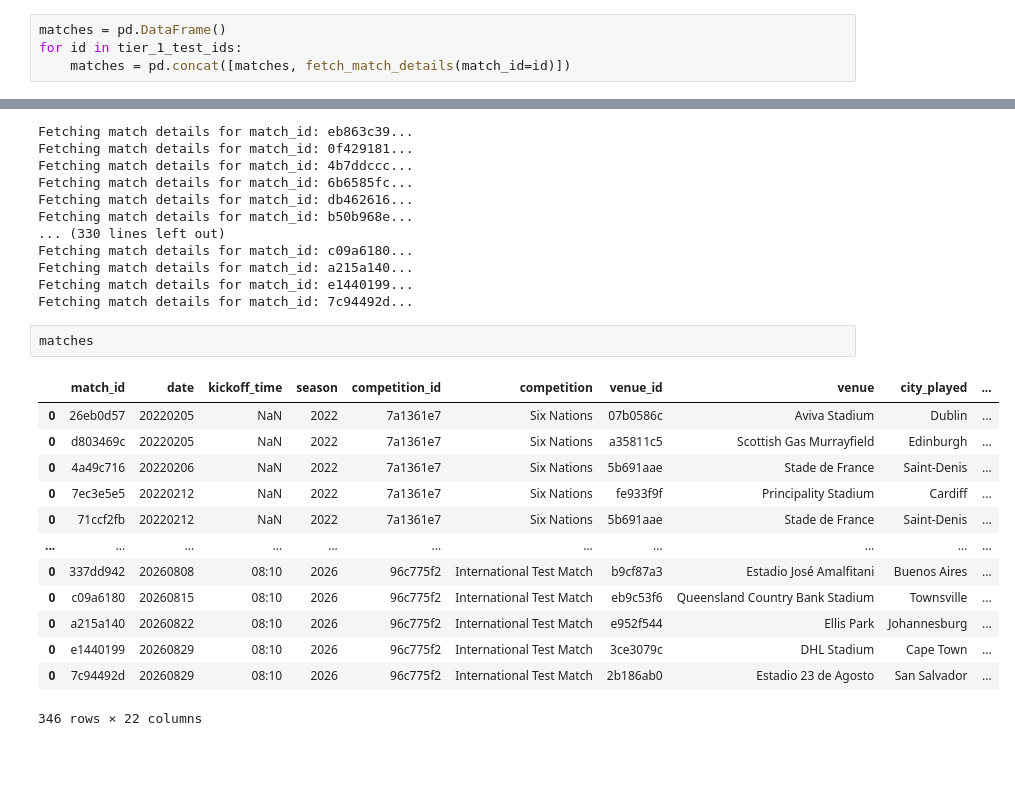
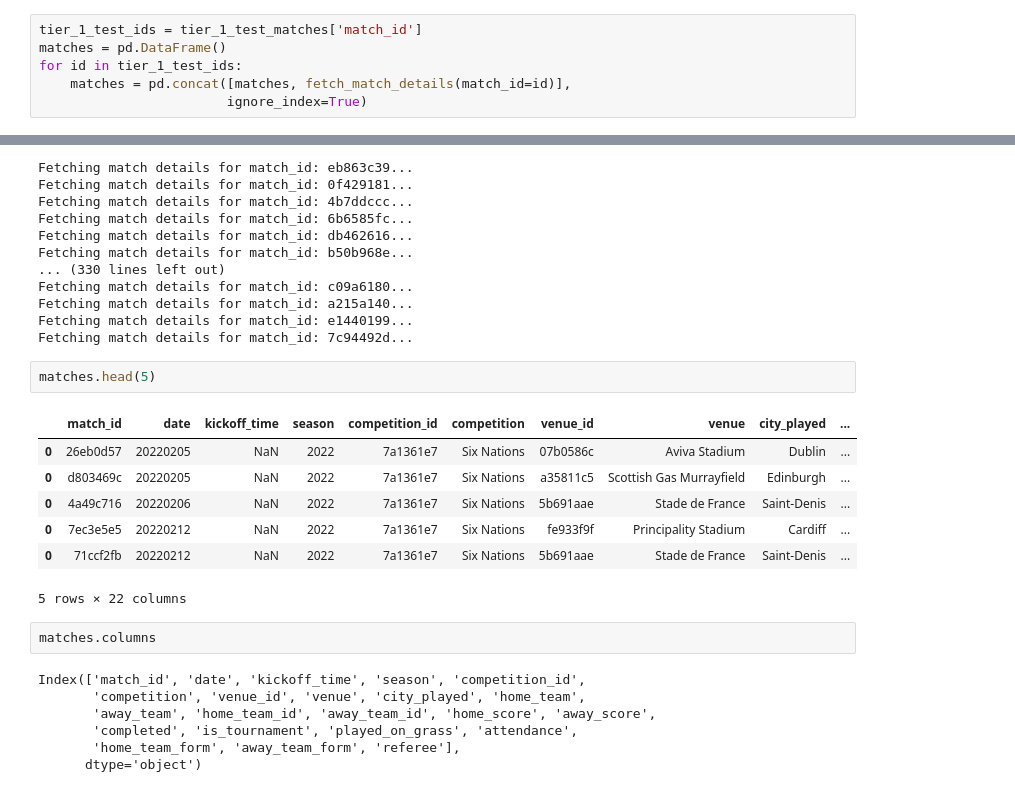
Before and after one commit to mycycler22/ghost_of_eden_park, a Jupyter notebook: rugby_experimental.ipynb, the cells around one changed output, grey strips where cells are left out. Cells and saved outputs as stored; diff of their text form; blank space fills up the shorter version.

```diff
--- a/rugby_experimental.ipynb
+++ b/rugby_experimental.ipynb
@@ -229,7 +227,9 @@ tier_1_test_ids = tier_1_test_matches['match_id']
 # %%
+tier_1_test_ids = tier_1_test_matches['match_id']
 matches = pd.DataFrame()
 for id in tier_1_test_ids:
-    matches = pd.concat([matches, fetch_match_details(match_id=id)])
+    matches = pd.concat([matches, fetch_match_details(match_id=id)],
+                        ignore_index=True)
 # %% [output]
 Fetching match details for match_id: 26eb0d57...
 Fetching match details for match_id: d803469c...
@@ -249,18 +249,21 @@ Fetching match details for match_id: a215a140...
 Fetching match details for match_id: e1440199...
 Fetching match details for match_id: 7c94492d...
 # %%
-matches
+matches.head(5)
 # %% [output]
 |  | match_id | date | kickoff_time | season | competition_id | competition | venue_id | venue | city_played | ... |
 | 0 | 26eb0d57 | 20220205 | NaN | 2022 | 7a1361e7 | Six Nations | 07b0586c | Aviva Stadium | Dublin | ... |
 | 0 | d803469c | 20220205 | NaN | 2022 | 7a1361e7 | Six Nations | a35811c5 | Scottish Gas Murrayfield | Edinburgh | ... |
 | 0 | 4a49c716 | 20220206 | NaN | 2022 | 7a1361e7 | Six Nations | 5b691aae | Stade de France | Saint-Denis | ... |
 | 0 | 7ec3e5e5 | 20220212 | NaN | 2022 | 7a1361e7 | Six Nations | fe933f9f | Principality Stadium | Cardiff | ... |
 | 0 | 71ccf2fb | 20220212 | NaN | 2022 | 7a1361e7 | Six Nations | 5b691aae | Stade de France | Saint-Denis | ... |
-| ... | ... | ... | ... | ... | ... | ... | ... | ... | ... | ... |
-| 0 | 337dd942 | 20260808 | 08:10 | 2026 | 96c775f2 | International Test Match | b9cf87a3 | Estadio José Amalfitani | Buenos Aires | ... |
-| 0 | c09a6180 | 20260815 | 08:10 | 2026 | 96c775f2 | International Test Match | eb9c53f6 | Queensland Country Bank Stadium | Townsville | ... |
-| 0 | a215a140 | 20260822 | 08:10 | 2026 | 96c775f2 | International Test Match | e952f544 | Ellis Park | Johannesburg | ... |
-| 0 | e1440199 | 20260829 | 08:10 | 2026 | 96c775f2 | International Test Match | 3ce3079c | DHL Stadium | Cape Town | ... |
-| 0 | 7c94492d | 20260829 | 08:10 | 2026 | 96c775f2 | International Test Match | 2b186ab0 | Estadio 23 de Agosto | San Salvador | ... |
-346 rows × 22 columns
+5 rows × 22 columns
+# %%
+matches.columns
+# %% [output]
+Index(['match_id', 'date', 'kickoff_time', 'season', 'competition_id',
+       'competition', 'venue_id', 'venue', 'city_played', 'home_team',
+       'away_team', 'home_team_id', 'away_team_id', 'home_score', 'away_score',
+       'completed', 'is_tournament', 'played_on_grass', 'attendance',
+       'home_team_form', 'away_team_form', 'referee'],
+      dtype='object')
```
Also changed, not shown: parts of 13 cells of this notebook.
